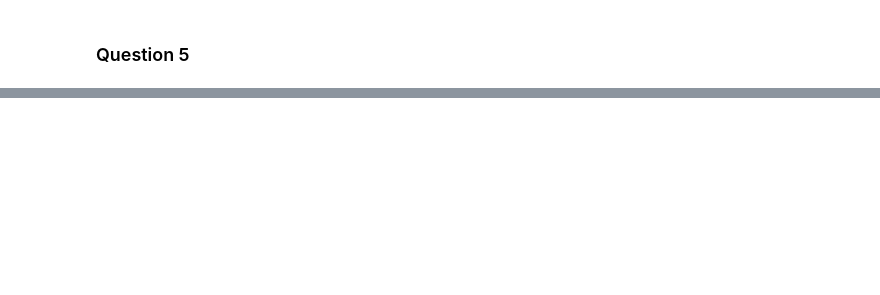
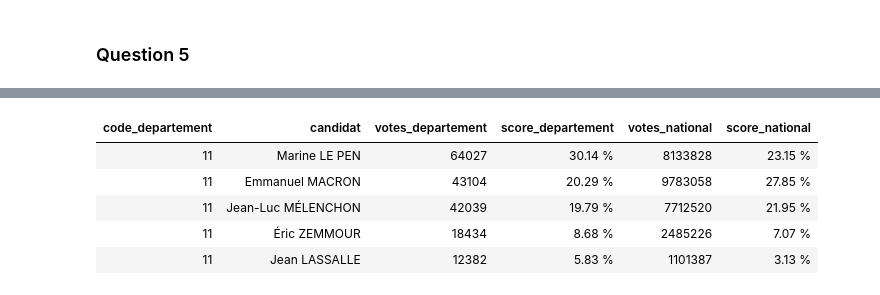
Before and after one commit to Ameane/DM_Python_pour_la_datascience_GROUPE_1B, a Jupyter notebook: main.ipynb, the cells around one changed output, grey strips where cells are left out. Cells and saved outputs as stored; diff of their text form; code cells hidden in the pictures; blank space fills up the shorter version.

```diff
--- a/main.ipynb
+++ b/main.ipynb
@@ -132,0 +156,13 @@ score_departement_11["score"] = score_departement_11["score"].apply(lambda x: f"
+# %%
+(
+    GT(score_departement_11[["code_departement", "candidat", "votes_departement", "score_departement", "votes_national", "score_national"]].head(5))
+    .tab_style(style=style.text(font="Times New Roman"), locations=loc.body())
+    .tab_style(style=style.text(font="Times New Roman"), locations=loc.column_labels())
+)
+# %% [output]
+| code_departement | candidat | votes_departement | score_departement | votes_national | score_national |
+| 11 | Marine LE PEN | 64027 | 30.14 % | 8133828 | 23.15 % |
+| 11 | Emmanuel MACRON | 43104 | 20.29 % | 9783058 | 27.85 % |
+| 11 | Jean-Luc MÉLENCHON | 42039 | 19.79 % | 7712520 | 21.95 % |
+| 11 | Éric ZEMMOUR | 18434 | 8.68 % | 2485226 | 7.07 % |
+| 11 | Jean LASSALLE | 12382 | 5.83 % | 1101387 | 3.13 % |
```
Also changed, not shown: parts of 4 cells of this notebook.
